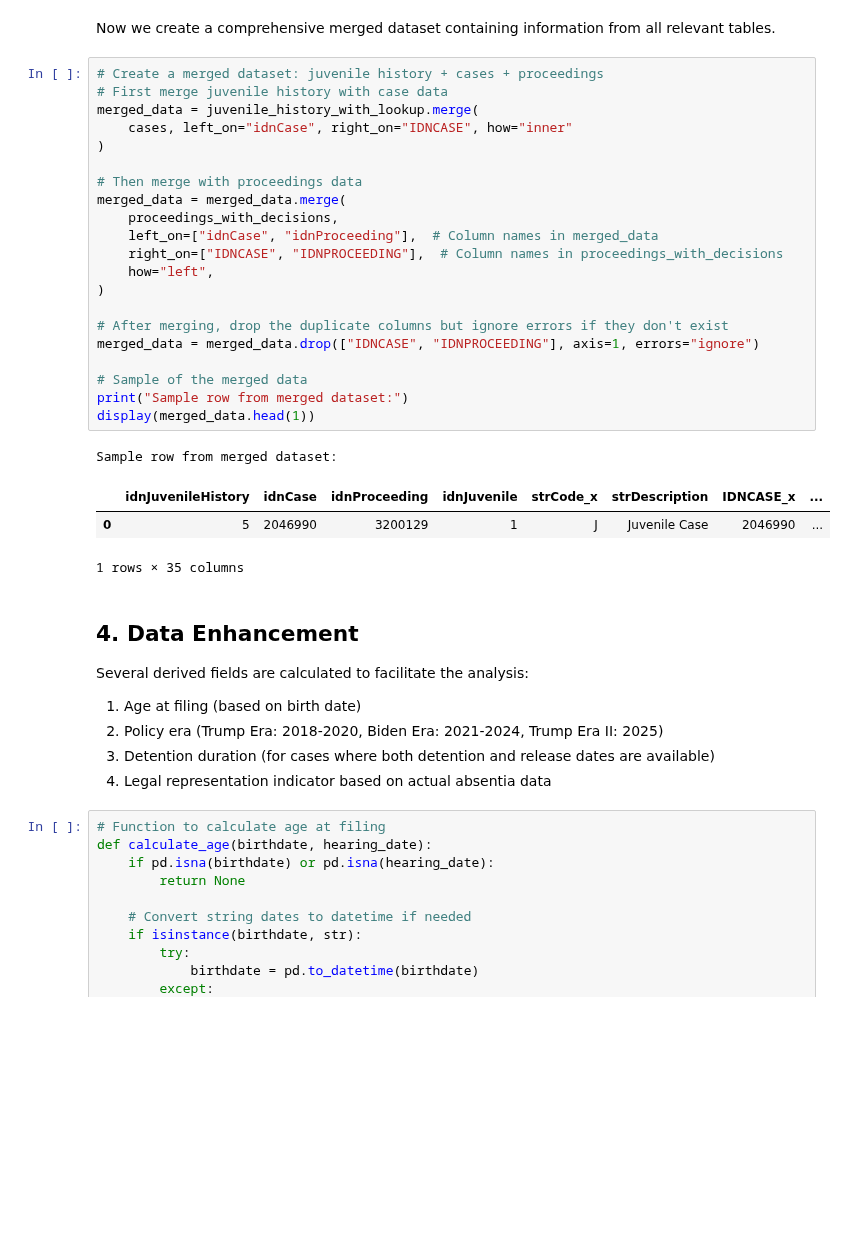
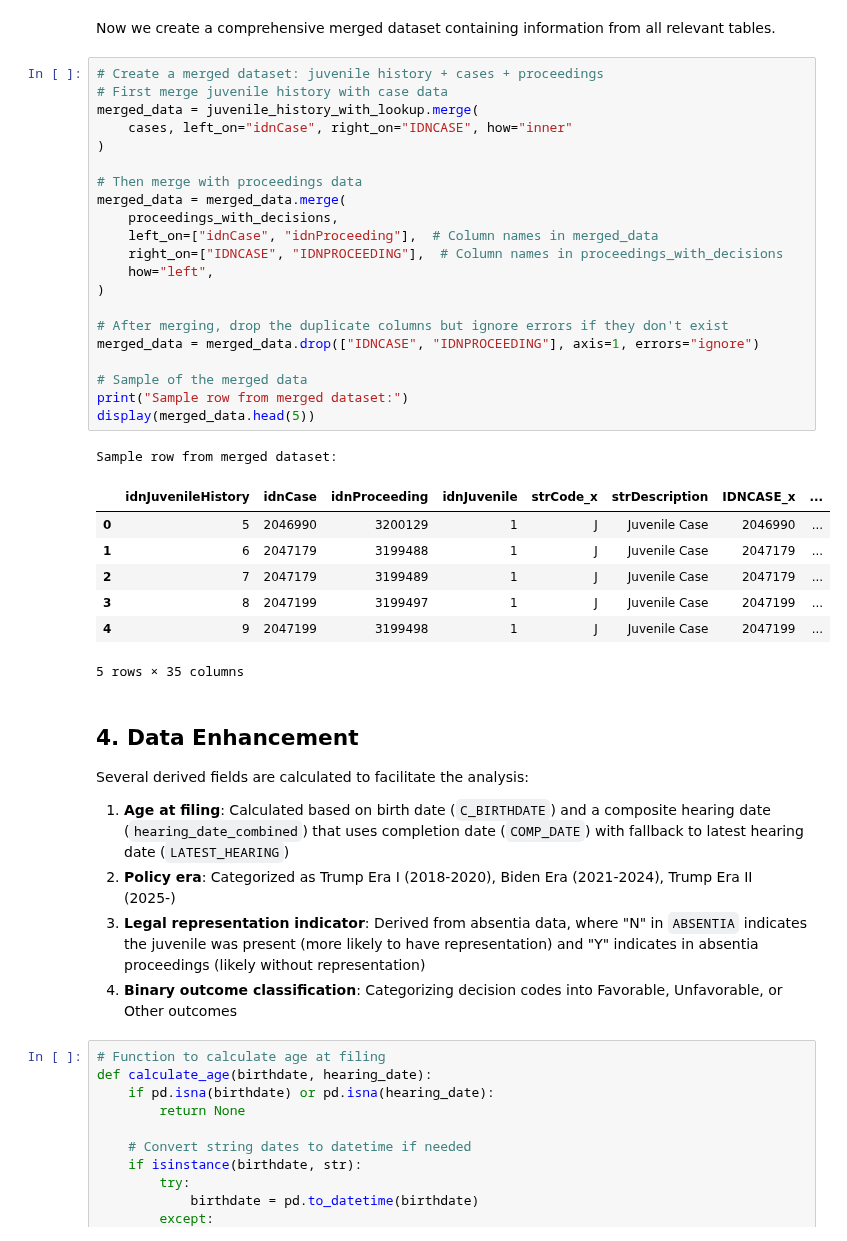
Before and after one commit to MIT-Emerging-Talent/ET6-CDSP-group-19-repo, a Jupyter notebook: 4_data_analysis/4_data_analysis.ipynb, the cells around one changed output. Drawn from its saved outputs; the diff is of its cells as text; blank space fills up the shorter version.

```diff
--- a/4_data_analysis/4_data_analysis.ipynb
+++ b/4_data_analysis/4_data_analysis.ipynb
@@ -300,38 +305,42 @@ Now we create a comprehensive merged dataset containing information from all rel
 # %%
 # Create a merged dataset: juvenile history + cases + proceedings
 # First merge juvenile history with case data
 merged_data = juvenile_history_with_lookup.merge(
     cases, left_on="idnCase", right_on="IDNCASE", how="inner"
 )
 
 # Then merge with proceedings data
 merged_data = merged_data.merge(
     proceedings_with_decisions,
     left_on=["idnCase", "idnProceeding"],  # Column names in merged_data
     right_on=["IDNCASE", "IDNPROCEEDING"],  # Column names in proceedings_with_decisions
     how="left",
 )
 
 # After merging, drop the duplicate columns but ignore errors if they don't exist
 merged_data = merged_data.drop(["IDNCASE", "IDNPROCEEDING"], axis=1, errors="ignore")
 
 # Sample of the merged data
 print("Sample row from merged dataset:")
-display(merged_data.head(1))
+display(merged_data.head(5))
 # %% [output]
 Sample row from merged dataset:
 |  | idnJuvenileHistory | idnCase | idnProceeding | idnJuvenile | strCode_x | strDescription | IDNCASE_x | ... |
 | 0 | 5 | 2046990 | 3200129 | 1 | J | Juvenile Case | 2046990 | ... |
+| 1 | 6 | 2047179 | 3199488 | 1 | J | Juvenile Case | 2047179 | ... |
+| 2 | 7 | 2047179 | 3199489 | 1 | J | Juvenile Case | 2047179 | ... |
+| 3 | 8 | 2047199 | 3199497 | 1 | J | Juvenile Case | 2047199 | ... |
+| 4 | 9 | 2047199 | 3199498 | 1 | J | Juvenile Case | 2047199 | ... |
-1 rows × 35 columns
+5 rows × 35 columns
 # %% [markdown]
 ## 4. Data Enhancement
 
 Several derived fields are calculated to facilitate the analysis:
 
-1. Age at filing (based on birth date)
-2. Policy era (Trump Era: 2018-2020, Biden Era: 2021-2024, Trump Era II: 2025)
-3. Detention duration (for cases where both detention and release dates are available)
-4. Legal representation indicator based on actual absentia data
+1. **Age at filing**: Calculated based on birth date (`C_BIRTHDATE`) and a composite hearing date (`hearing_date_combined`) that uses completion date (`COMP_DATE`) with fallback to latest hearing date (`LATEST_HEARING`)
+2. **Policy era**: Categorized as Trump Era I (2018-2020), Biden Era (2021-2024), Trump Era II (2025-)
+3. **Legal representation indicator**: Derived from absentia data, where "N" in `ABSENTIA` indicates the juvenile was present (more likely to have representation) and "Y" indicates in absentia proceedings (likely without representation)
+4. **Binary outcome classification**: Categorizing decision codes into Favorable, Unfavorable, or Other outcomes
 # %%
 # Function to calculate age at filing
 def calculate_age(birthdate, hearing_date):
```
Also changed, not shown: parts of 12 cells of this notebook.
